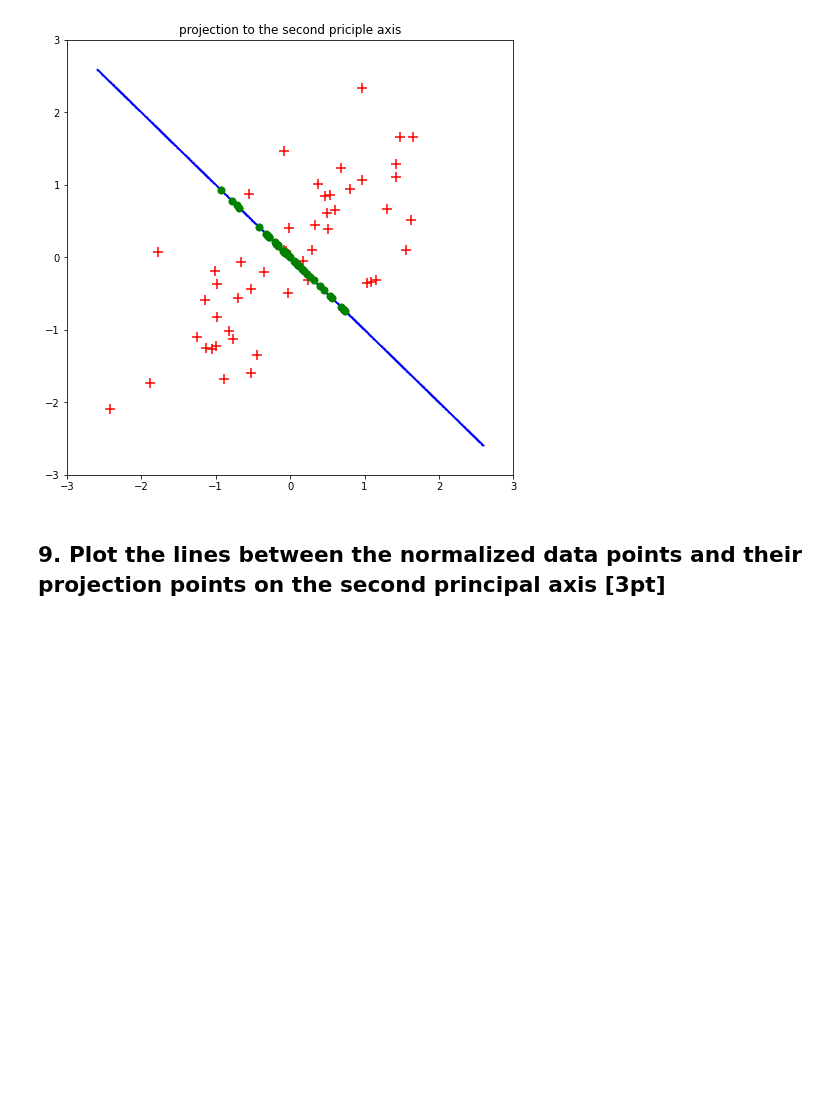
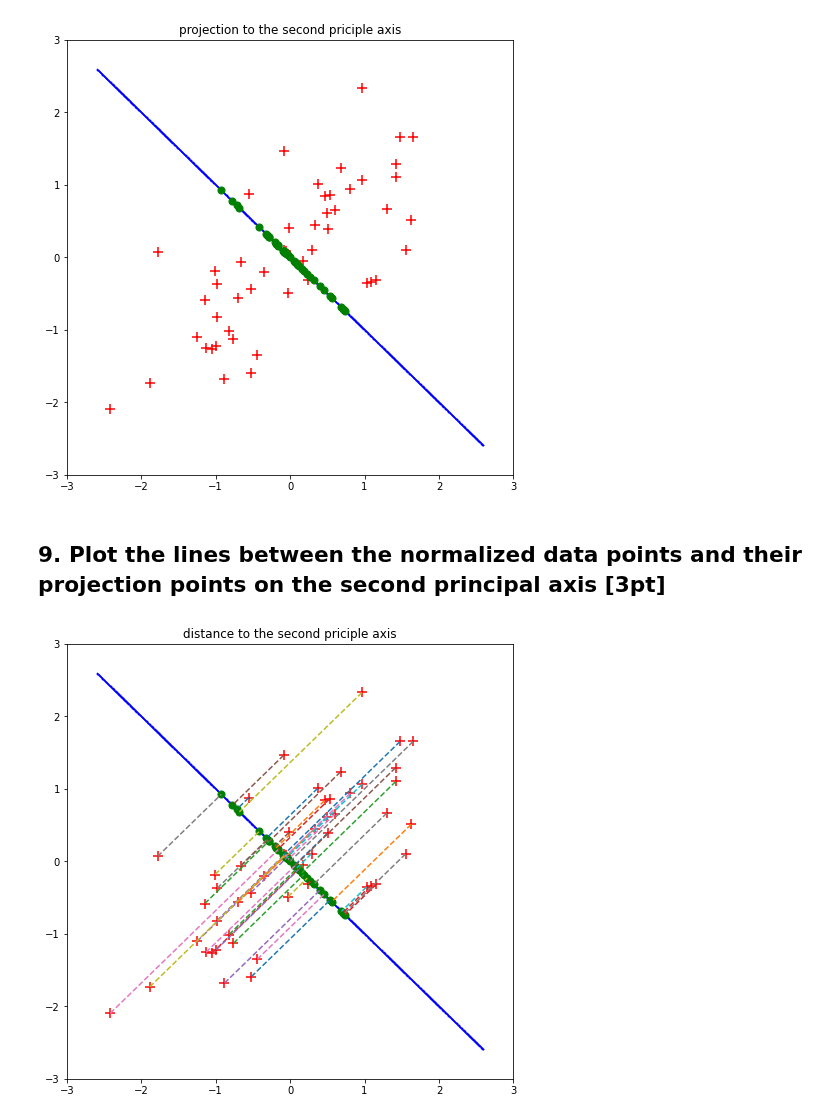
Before and after one commit to wkdthf21/Machine-Learning-Assignment, a Jupyter notebook: 08/Principal Component Analysis.ipynb, the cells around one changed output. Cells and saved outputs as stored; diff of their text form; code cells hidden in the pictures; blank space fills up the shorter version.

```diff
--- a/08/Principal Component Analysis.ipynb
+++ b/08/Principal Component Analysis.ipynb
@@ -361,3 +363,25 @@ plt.show()
 [figure]
 # %% [markdown]
 ## 9. Plot the lines between the normalized data points and their projection points on the second principal axis [3pt]
+# %%
+plt.figure(figsize = (8, 8))
+plt.scatter(xn, yn, c = 'red', marker = '+', s = 120)
+plt.scatter(x_line2, y_line2, c = 'blue', s = 0.5)
+plt.scatter(generateZ2[0], generateZ2[1], c = 'green', s = 50)
+
+n = len(xn)
+
+for i in range(0, n):
+    x1 = xn[i]
+    x2 = generateZ2[0][i]
+    y1 = yn[i]
+    y2 = generateZ2[1][i]
+    plt.plot([x1,x2],[y1,y2],'--')
+
+
+plt.xlim(-3, 3)
+plt.ylim(-3, 3)
+plt.title('distance to the second priciple axis')
+plt.show()
+# %% [output]
+[figure, added]
```
Also changed, not shown: parts of 1 cell of this notebook, 14 other files.
